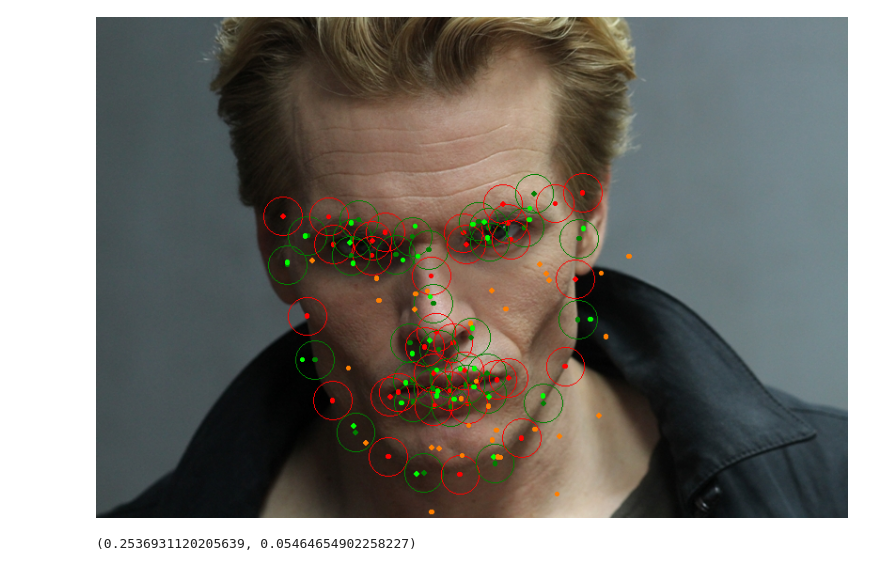
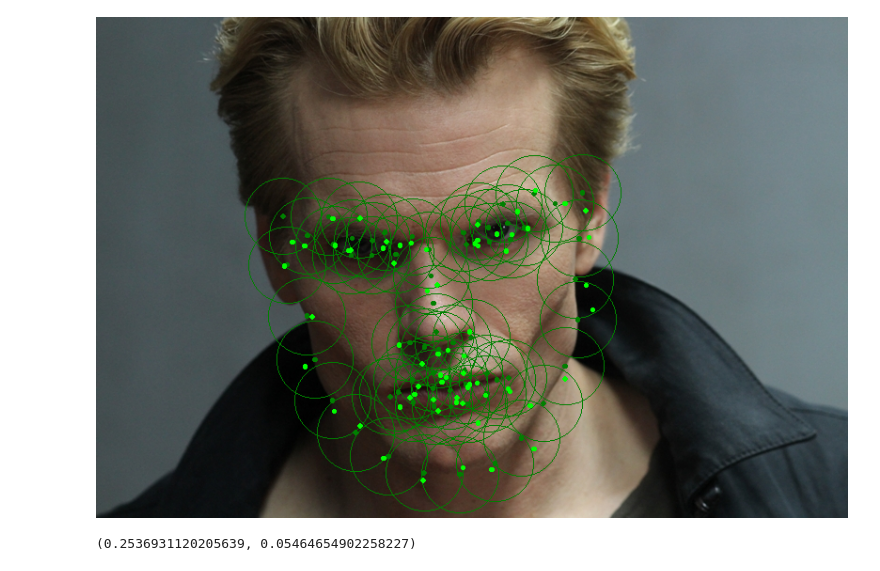
Before and after one commit to Giskard-AI/giskard-vision, a Jupyter notebook: examples/ex_8_NERF_metric.ipynb, the cells around one changed output. Drawn from its saved outputs; the diff is of its cells as text; code cells hidden in the pictures.

```diff
--- a/examples/ex_8_NERF_metric.ipynb
+++ b/examples/ex_8_NERF_metric.ipynb
@@ -13,26 +13,26 @@ ds = DataLoader300W(dir_path="300W/sample", batch_size=2)
 # %%
 img_idx = 1
 image, marks, meta = next(iter(ds))
 noisy_marks = marks + 7 * np.random.randn(*marks.shape)
 
 noisy_preds = PredictionResult(noisy_marks)
 
 
-radius_limit = 0.1
+radius_limit = 0.2
 d_outers = compute_d_outers(marks)
-noisy_marks[:, ::2] += 0.3 * d_outers
+noisy_marks[:, ::2] += 0.05 * d_outers
 failed_nerfs = NERFMarks.get(noisy_preds, marks, radius_limit=radius_limit)
 colors_marks = ["red" if nerf else "green" for nerf in failed_nerfs[img_idx]]
 colors_preds = [(255, 127, 0) if nerf else (0, 255, 0) for nerf in failed_nerfs[img_idx]]
 draw_marks(
     image[img_idx],
     [marks[img_idx], noisy_marks[img_idx]],
     [colors_marks, colors_preds],
     [False, False],
     radius_limits=[d_outers[img_idx] * radius_limit, None],
 )
 # %% [output]
-[figure, old version]
+[figure, new version]
 # %%
 NMEMean.get(noisy_preds, marks), NMEStd.get(noisy_preds, marks)
 # %% [output]
```
Also changed, not shown: parts of 1 cell of this notebook.
